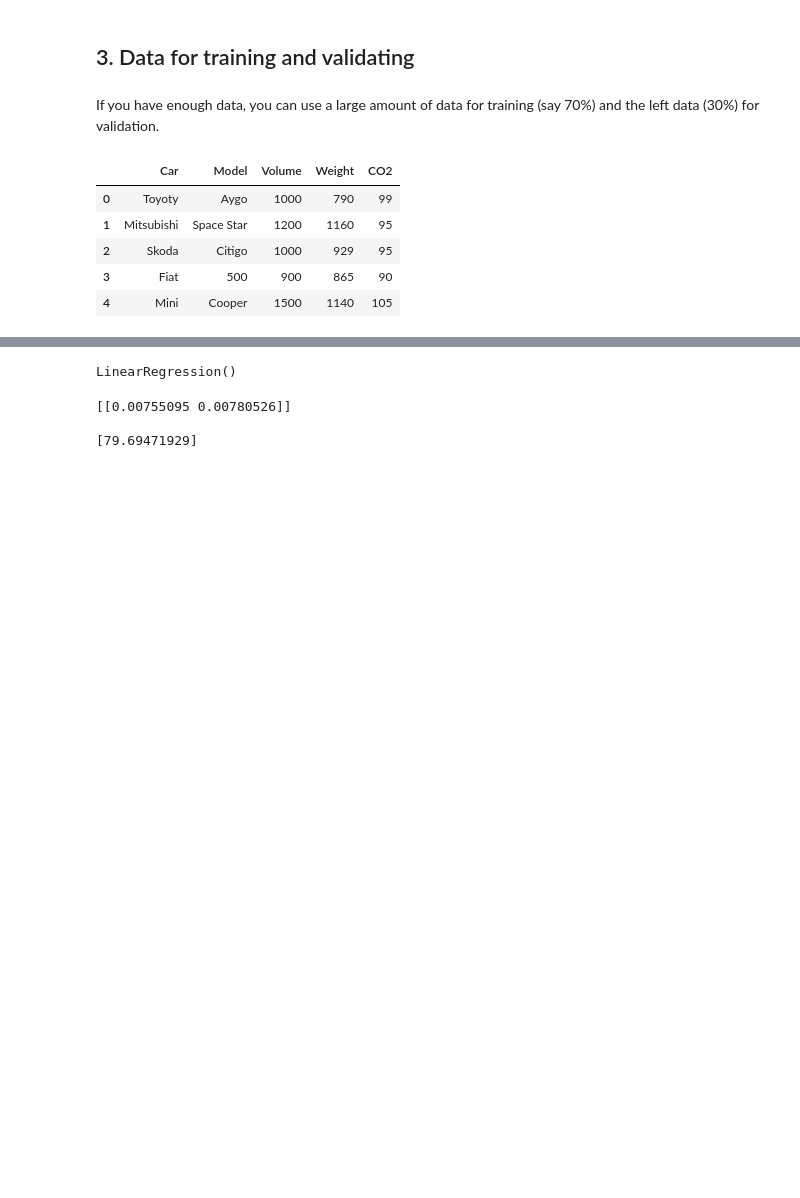
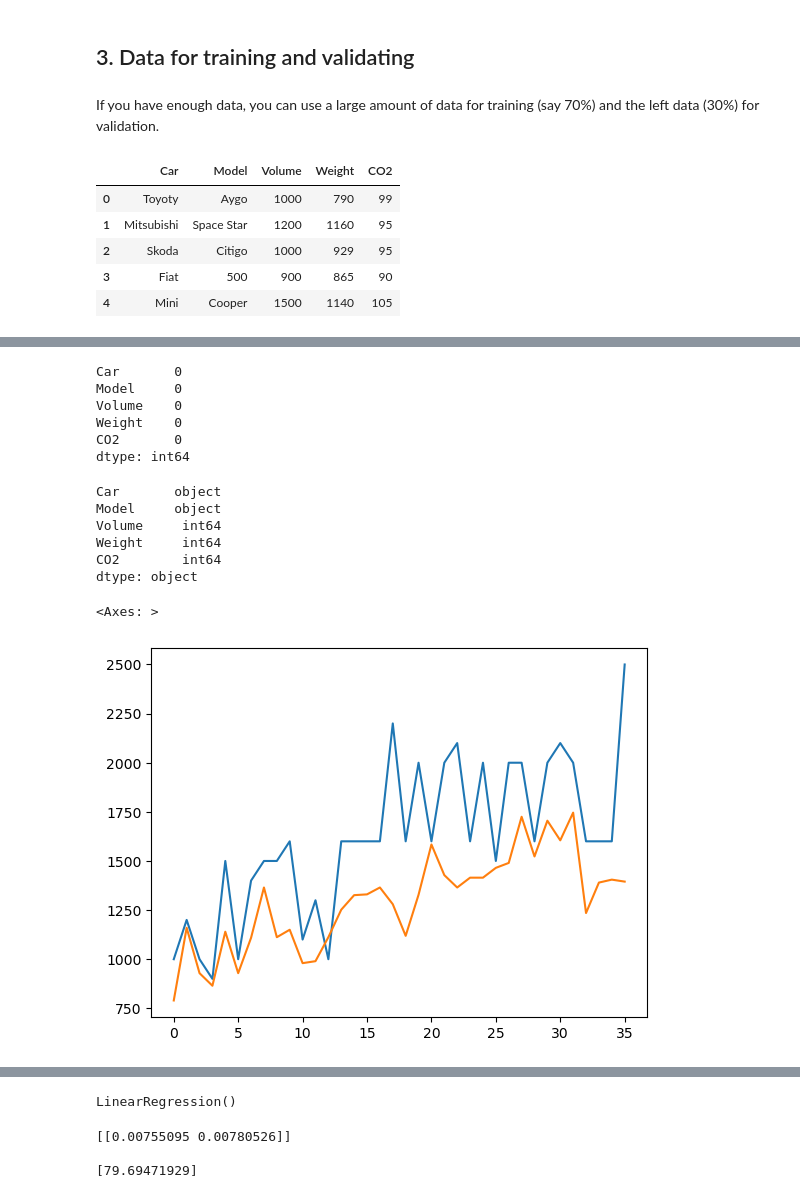
Before and after one commit to code4yonglei/code_4_Tutorials, a Jupyter notebook: machine-learning/1-linear-regression.ipynb, the cells around one changed output, grey strips where cells are left out. Saved outputs shown, nothing was run; the diff lists cells and outputs as text; code cells hidden in the pictures; blank space fills up the shorter version.

```diff
--- a/machine-learning/1-linear-regression.ipynb
+++ b/machine-learning/1-linear-regression.ipynb
@@ -187,0 +199,25 @@ df3.head(5)
+# %%
+# checking for any null values
+df3.isnull().sum()
+# %% [output]
+Car       0
+Model     0
+Volume    0
+Weight    0
+CO2       0
+dtype: int64
+# %%
+df3.dtypes
+# %% [output]
+Car       object
+Model     object
+Volume     int64
+Weight     int64
+CO2        int64
+dtype: object
+# %%
+df3["Volume"].plot()
+df3["Weight"].plot()
+# %% [output]
+<Axes: >
+[figure, added]
```
Also changed, not shown: parts of 13 cells of this notebook.
